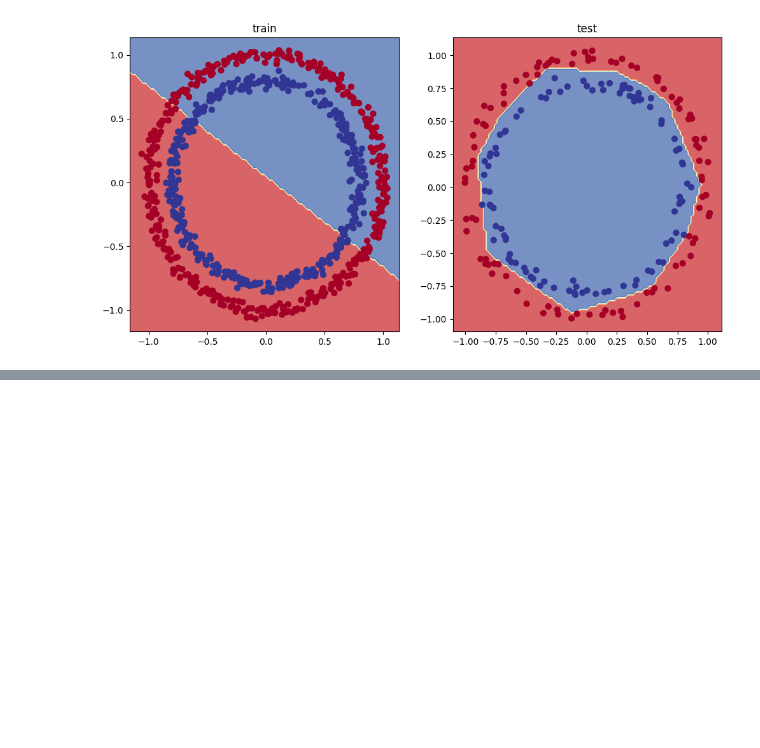
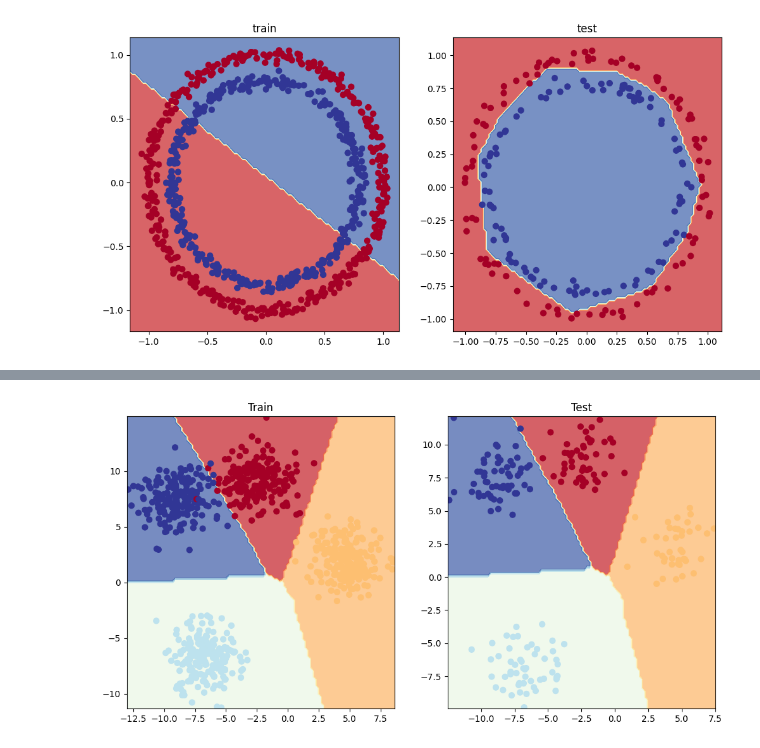
Before and after one commit to 404saugat404/pytorch, a Jupyter notebook: neural_network_classification.ipynb, the cells around one changed output, grey strips where cells are left out. Drawn from its saved outputs; the diff is of its cells as text; code cells hidden in the pictures; blank space fills up the shorter version.

```diff
--- a/neural_network_classification.ipynb
+++ b/neural_network_classification.ipynb
@@ -349,0 +446,6 @@ plot_decision_boundary(model_1,X_test,y_test)
+# %%
+y_logits=model_new(X_blob_train.to(device))
+#performing softmax calculation on logits
+y_pred_prob=torch.softmax(y_logits, dim=1)
+print(y_logits[:5])
+print(y_pred_prob[:5])
@@ -349,0 +589,10 @@ plot_decision_boundary(model_1,X_test,y_test)
+# %%
+plt.figure(figsize=(12, 6))
+plt.subplot(1, 2, 1)
+plt.title("Train")
+plot_decision_boundary(model_new, X_blob_train, y_blob_train)
+plt.subplot(1, 2, 2)
+plt.title("Test")
+plot_decision_boundary(model_new, X_blob_test, y_blob_test)
+# %% [output]
+[figure, added]
```
Also changed, not shown: parts of 14 cells of this notebook.
